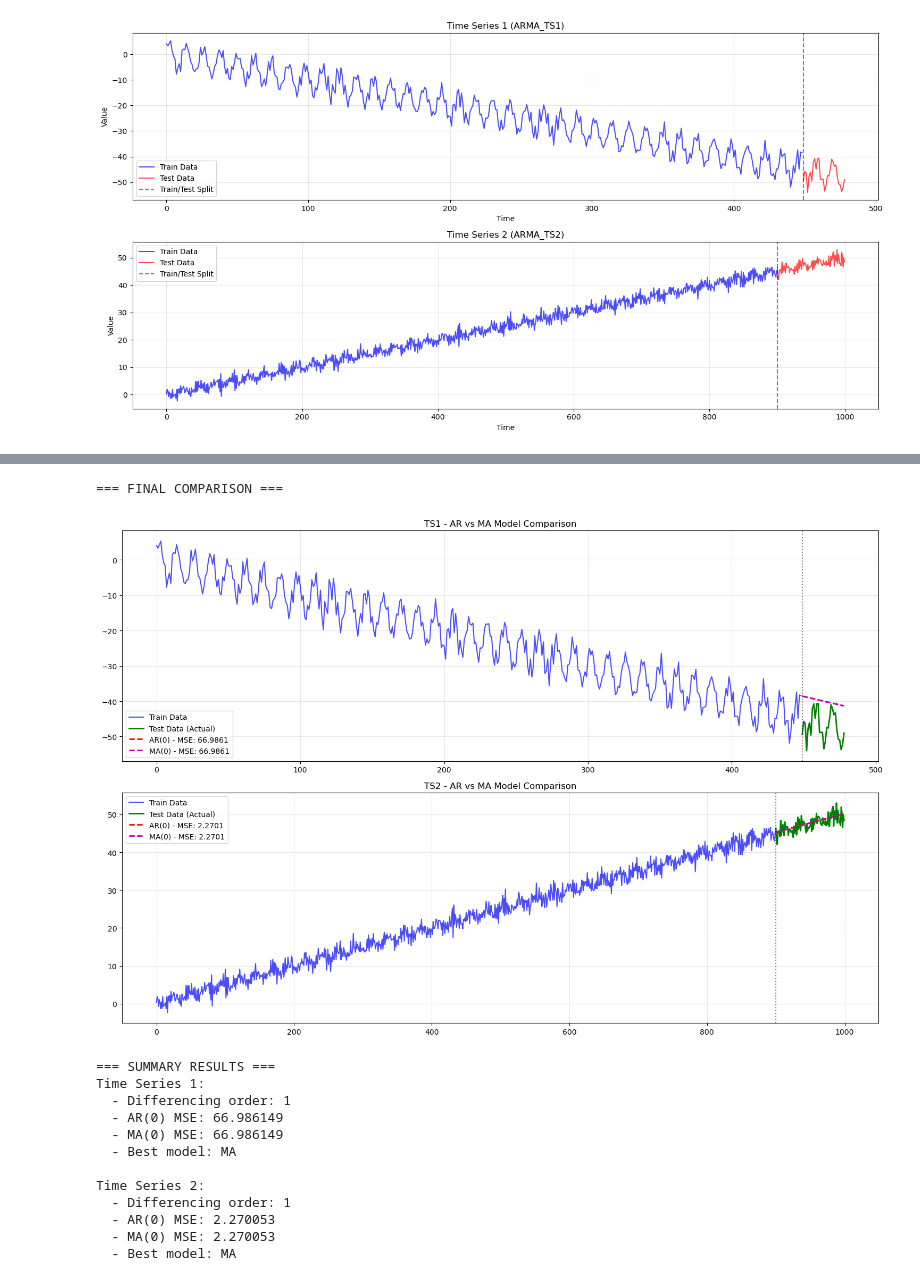
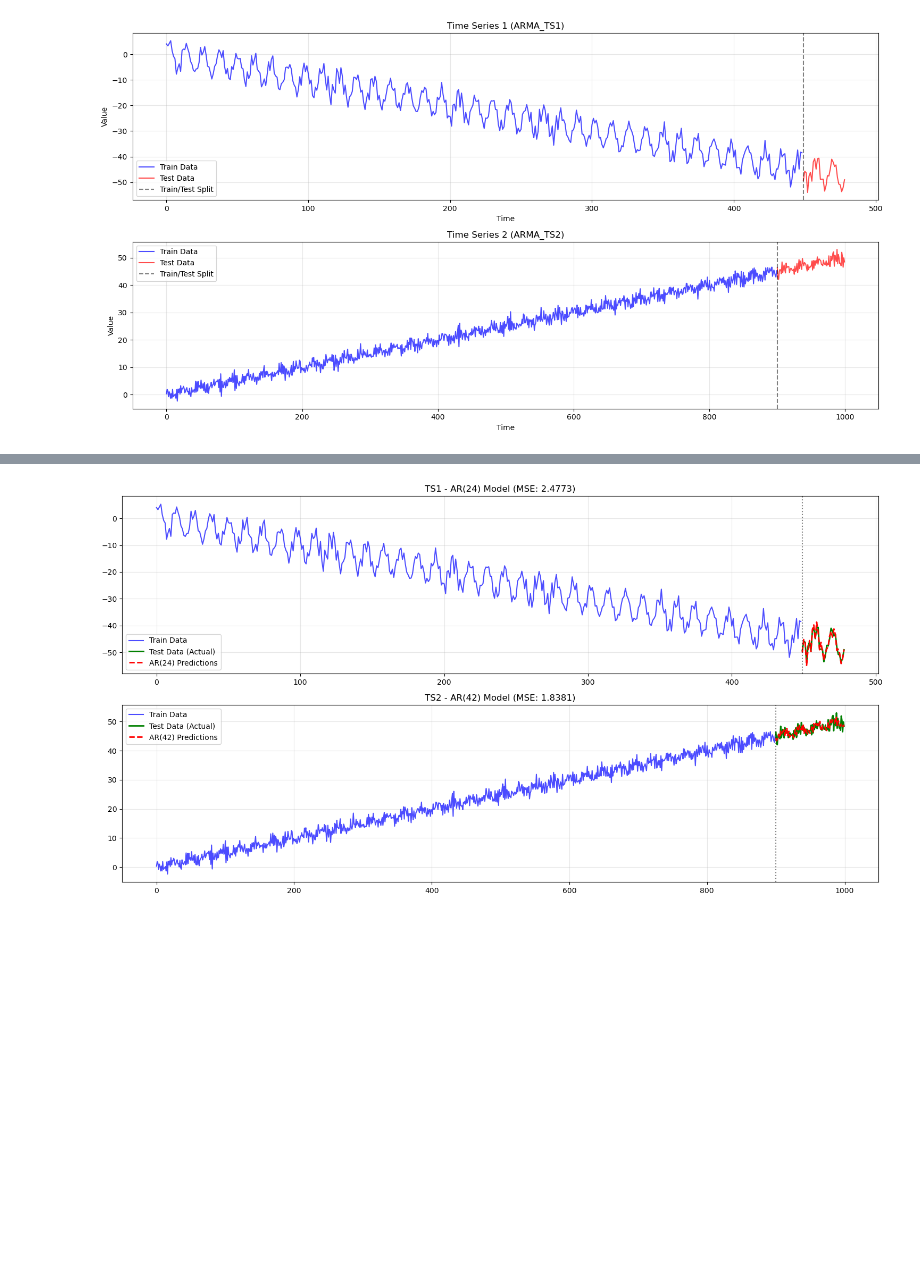
Before and after one commit to jjastrz14/python-time-series-handbook, a Jupyter notebook: notebooks/04/ar-ma.ipynb, the cells around one changed output, grey strips where cells are left out. Drawn from its saved outputs; the diff is of its cells as text; code cells hidden in the pictures; blank space fills up the shorter version.

```diff
--- a/notebooks/04/ar-ma.ipynb
+++ b/notebooks/04/ar-ma.ipynb
@@ -1355,0 +1009,16 @@ MA(0) MSE for TS2: 2.2701
+# %%
+# Let's apply differencing if the series are not stationary
+processed_train_ts1 = train_ts1.copy()
+processed_train_ts2 = train_ts2.copy()
+diff_order_ts1 = 0
+diff_order_ts2 = 0
+
+print(f"\nApplying differencing to TS1:")
+processed_train_ts1 = train_ts1[12:] - train_ts1[:-12]
+diff_order_ts1 = 1
+stationary_ts1 = check_stationarity(processed_train_ts1, "TS1")
+
+print(f"\nApplying differencing to TS2:")
+processed_train_ts2 = train_ts2[24:] - train_ts2[:-24]
+diff_order_ts2 = 1
+stationary_ts2 = check_stationarity(processed_train_ts2, "TS2")
@@ -1356,58 +1200,26 @@ MA(0) MSE for TS2: 2.2701
 # %%
-# Final comparison of AR vs MA models
-print("\n=== FINAL COMPARISON ===")
+# Plot AR predictions
+fig, axes = plt.subplots(2, 1, figsize=(15, 8))
 
-# Compare models side by side
-fig, axes = plt.subplots(2, 1, figsize=(15, 10))
-
-# TS1 comparison
+# TS1 AR predictions
 axes[0].plot(time1[:-30], train_ts1, 'b-', label='Train Data', alpha=0.7)
 axes[0].plot(time1[-30:], test_ts1, 'g-', label='Test Data (Actual)', linewidth=2)
-axes[0].plot(time1[-30:], ar_preds_ts1, 'r--', label=f'AR({ar_order_ts1}) - MSE: {ar_mse_ts1:.4f}', linewidth=2)
-axes[0].plot(time1[-30:], ma_preds_ts1, 'm--', label=f'MA({ma_order_ts1}) - MSE: {ma_mse_ts1:.4f}', linewidth=2)
+axes[0].plot(time1[-30:], ar_preds_ts1, 'r--', label=f'AR(24) Predictions', linewidth=2)
 axes[0].axvline(x=len(train_ts1), color='black', linestyle=':', alpha=0.5)
-axes[0].set_title('TS1 - AR vs MA Model Comparison')
+axes[0].set_title(f'TS1 - AR(24) Model (MSE: {ar_mse_ts1:.4f})')
 axes[0].legend()
 axes[0].grid(True, alpha=0.3)
 
-# TS2 comparison
+# TS2 AR predictions
 axes[1].plot(time2[:-100], train_ts2, 'b-', label='Train Data', alpha=0.7)
 axes[1].plot(time2[-100:], test_ts2, 'g-', label='Test Data (Actual)', linewidth=2)
-axes[1].plot(time2[-100:], ar_preds_ts2, 'r--', label=f'AR({ar_order_ts2}) - MSE: {ar_mse_ts2:.4f}', linewidth=2)
-axes[1].plot(time2[-100:], ma_preds_ts2, 'm--', label=f'MA({ma_order_ts2}) - MSE: {ma_mse_ts2:.4f}', linewidth=2)
+axes[1].plot(time2[-100:], ar_preds_ts2, 'r--', label=f'AR(42) Predictions', linewidth=2)
 axes[1].axvline(x=len(train_ts2), color='black', linestyle=':', alpha=0.5)
-axes[1].set_title('TS2 - AR vs MA Model Comparison')
+axes[1].set_title(f'TS2 - AR(42) Model (MSE: {ar_mse_ts2:.4f})')
 axes[1].legend()
 axes[1].grid(True, alpha=0.3)
 
 plt.tight_layout()
 plt.show()
-
-# Summary table
-print("\n=== SUMMARY RESULTS ===")
-print("Time Series 1:")
-print(f"  - Differencing order: {diff_order_ts1}")
-print(f"  - AR({ar_order_ts1}) MSE: {ar_mse_ts1:.6f}")
-print(f"  - MA({ma_order_ts1}) MSE: {ma_mse_ts1:.6f}")
-print(f"  - Best model: {'AR' if ar_mse_ts1 < ma_mse_ts1 else 'MA'}")
-
-print("\nTime Series 2:")
-print(f"  - Differencing order: {diff_order_ts2}")
-print(f"  - AR({ar_order_ts2}) MSE: {ar_mse_ts2:.6f}")
-print(f"  - MA({ma_order_ts2}) MSE: {ma_mse_ts2:.6f}")
-print(f"  - Best model: {'AR' if ar_mse_ts2 < ma_mse_ts2 else 'MA'}")
 # %% [output]
-=== FINAL COMPARISON ===
-[figure, old version]
+[figure, new version]
-=== SUMMARY RESULTS ===
-Time Series 1:
-  - Differencing order: 1
-  - AR(0) MSE: 66.986149
-  - MA(0) MSE: 66.986149
-  - Best model: MA
-
-Time Series 2:
-  - Differencing order: 1
-  - AR(0) MSE: 2.270053
-  - MA(0) MSE: 2.270053
-  - Best model: MA
```
Also changed, not shown: parts of 17 cells of this notebook, 2 other files.
